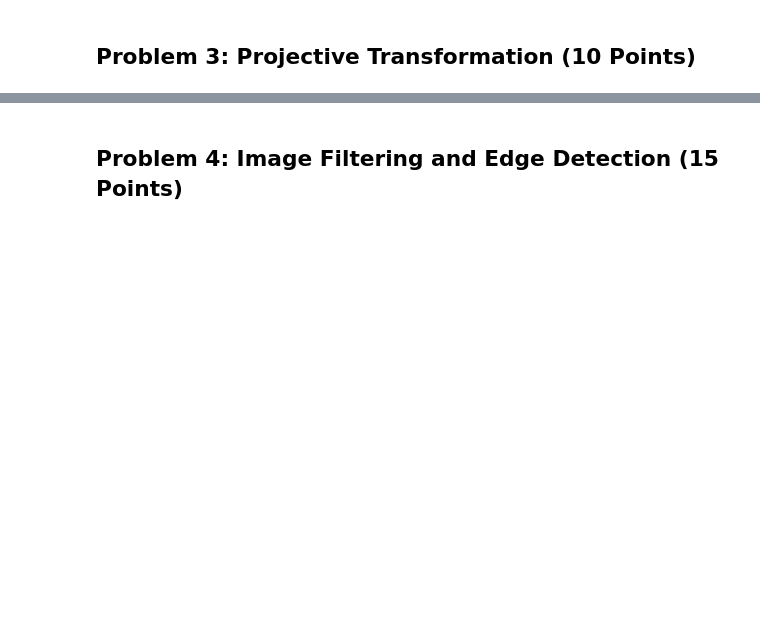
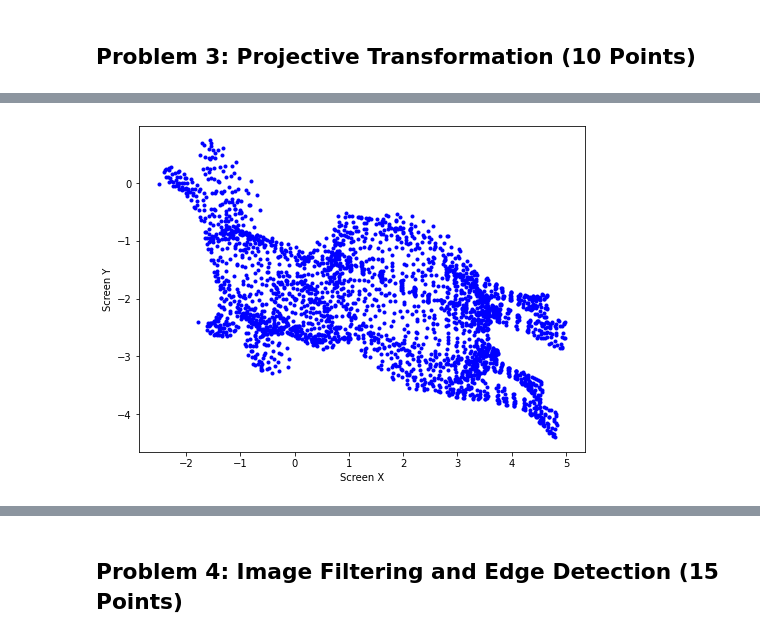
Before and after one commit to alexkrz/cv_tud, a Jupyter notebook: cv1_ex01/cv1_exercise01.ipynb, the cells around one changed output, grey strips where cells are left out. Saved outputs shown, nothing was run; the diff lists cells and outputs as text; code cells hidden in the pictures; blank space fills up the shorter version.

```diff
--- a/cv1_ex01/cv1_exercise01.ipynb
+++ b/cv1_ex01/cv1_exercise01.ipynb
@@ -63,0 +110,6 @@ display_image(img_interpolated)
+# %%
+points = loadpoints()
+z = loadz()
+displaypoints2d(points)
+# %% [output]
+[figure, added]
```
Also changed, not shown: parts of 6 cells of this notebook, 2 other files.
